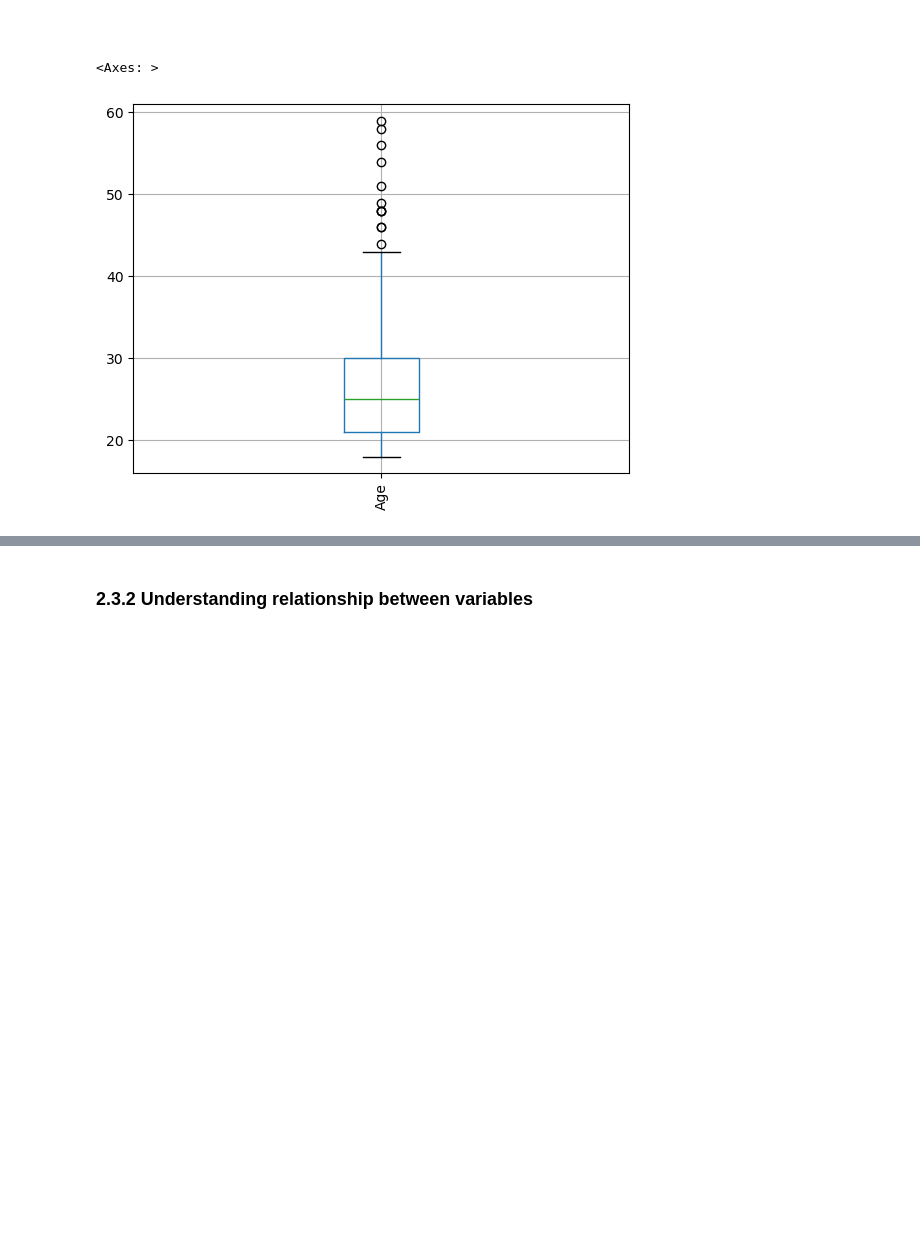
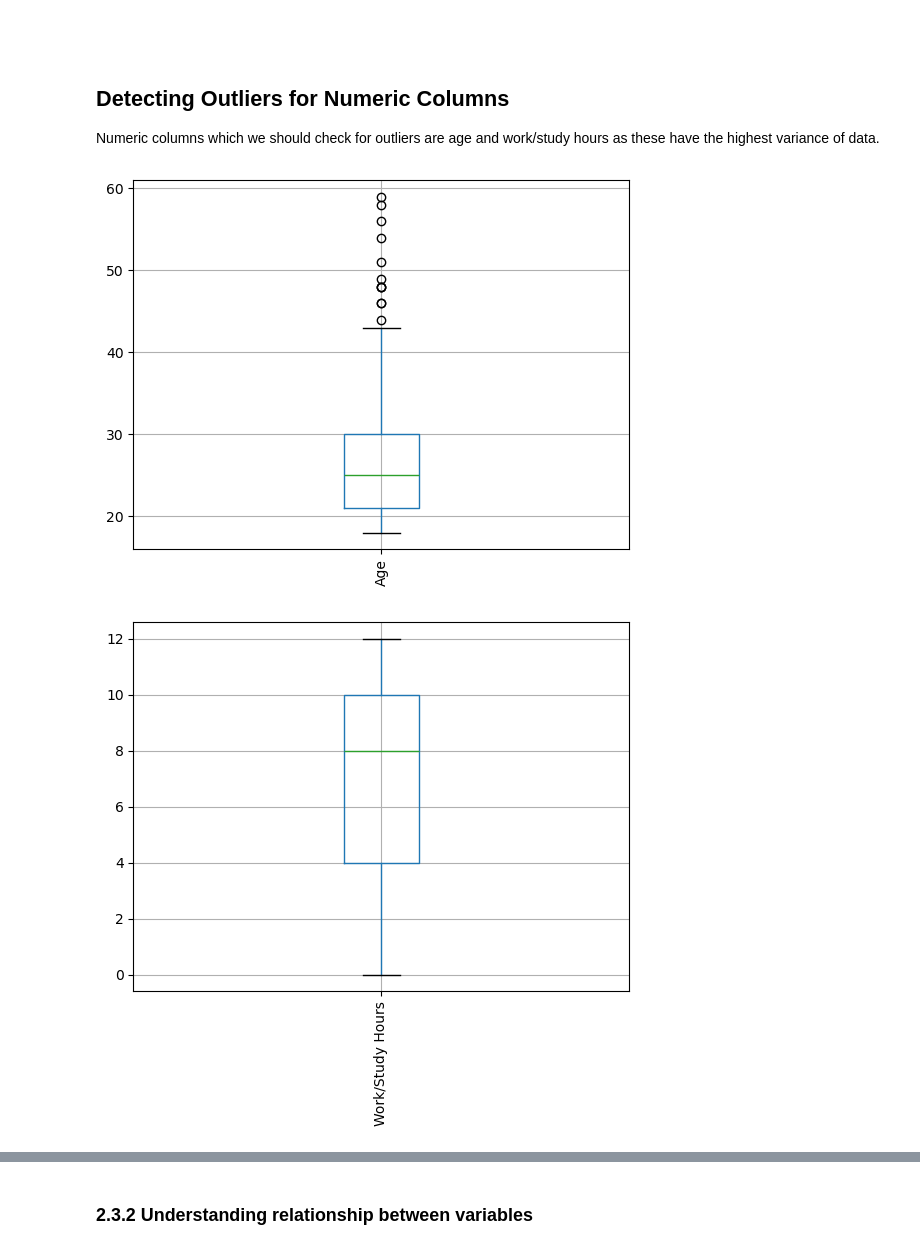
Before and after one commit to EdwinGoh1/mldp-ay2526, a Jupyter notebook: Goh_Yi_Rong_Edwin_2401058I_PC01_MLDP_Program_Codes.ipynb, the cells around one changed output, grey strips where cells are left out. Cells and saved outputs as stored; diff of their text form; code cells hidden in the pictures; blank space fills up the shorter version.

Commit message:
📝 Add more data analysis, fix onehotencoding

```diff
--- a/Goh_Yi_Rong_Edwin_2401058I_PC01_MLDP_Program_Codes.ipynb
+++ b/Goh_Yi_Rong_Edwin_2401058I_PC01_MLDP_Program_Codes.ipynb
@@ -181,10 +187,18 @@ The distribution of GPAs is well distributed with less data around GPA = 6. Howe
 It is also worth noting that this dataset uses the Indian system of GPA ranking, ranging from 0 - 10 instead of 0 - 4 as in Singapore. This will pose a problem for adapting the model for use in Singapore, which means we need to conduct a similar survey for Singaporean students or find a more appropriate dataset.
 # %% [markdown]
 ####
+# %% [markdown]
+## Detecting Outliers for Numeric Columns
+
+Numeric columns which we should check for outliers are age and work/study hours as these have the highest variance of data.
 # %%
 df.boxplot(column="Age", rot=90)
+plt.show()
+
+df.boxplot(column="Work/Study Hours", rot=90)
+plt.show()
 # %% [output]
-<Axes: >
 [figure]
+[figure, added]
 # %% [markdown]
 The dataset does not appear to be ideal for students, as the data is mostly between the age of about 22 and 30. The upper whisker is at ~43, which indicates most of the data is between 18 (the lower whisker) and 43. There are also outliers from 45 to 60. However, as this is just a preliminary proof of concept we will continue with this dataset.
```
Also changed, not shown: parts of 13 cells of this notebook.
